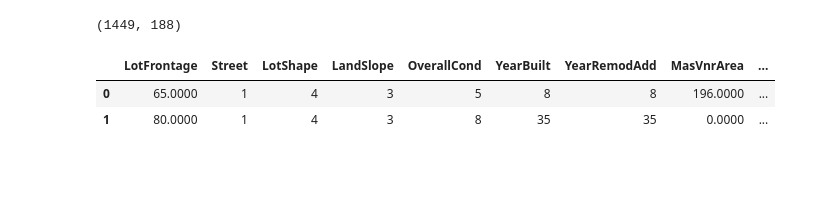
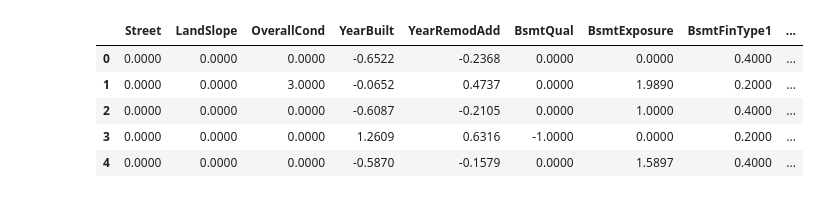
Before and after one commit to malfaroe/House_price_project, a Jupyter notebook: Model_factory_test.ipynb, the cells around one changed output. Saved outputs shown, nothing was run; the diff lists cells and outputs as text; code cells hidden in the pictures; blank space fills up the shorter version.

```diff
--- a/Model_factory_test.ipynb
+++ b/Model_factory_test.ipynb
@@ -105,17 +110,19 @@ pd.options.display.max_rows = 8000
-# %%
-mae_data = data_mae.copy()
-mae_data.shape
-# %% [output]
-(1449, 188)
+# %%
+mae_data = train_mae
+mae_data.drop("index", axis = 1, inplace = True)
+mae_data.head()
+# %% [output]
+|  | Street | LandSlope | OverallCond | YearBuilt | YearRemodAdd | BsmtQual | BsmtExposure | BsmtFinType1 | ... |
+| 0 | 0.0000 | 0.0000 | 0.0000 | -0.6522 | -0.2368 | 0.0000 | 0.0000 | 0.4000 | ... |
+| 1 | 0.0000 | 0.0000 | 3.0000 | -0.0652 | 0.4737 | 0.0000 | 1.9890 | 0.2000 | ... |
+| 2 | 0.0000 | 0.0000 | 0.0000 | -0.6087 | -0.2105 | 0.0000 | 1.0000 | 0.4000 | ... |
+| 3 | 0.0000 | 0.0000 | 0.0000 | 1.2609 | 0.6316 | -1.0000 | 0.0000 | 0.2000 | ... |
+| 4 | 0.0000 | 0.0000 | 0.0000 | -0.5870 | -0.1579 | 0.0000 | 1.5897 | 0.4000 | ... |
 # %%
-len_test = mae_data.shape[0] - mae_data.iloc[:len(y_train), :].shape[0]
-y_test = np.zeros((len_test,1))
-y_test = pd.DataFrame(y_test)
-mae_data["SalePrice"] = pd.concat((y_train, y_test), axis = 0)
+# len_test = mae_data.shape[0] - mae_data.iloc[:len(y_train), :].shape[0]
+# y_test = np.zeros((len_test,1))
+# y_test = pd.DataFrame(y_test)
+# mae_data["SalePrice"] = pd.concat((y_train, y_test), axis = 0)
 
-mae_data.head(2)
+# mae_data.head(2)
-# %% [output]
-|  | LotFrontage | Street | LotShape | LandSlope | OverallCond | YearBuilt | YearRemodAdd | MasVnrArea | ... |
-| 0 | 65.0000 | 1 | 4 | 3 | 5 | 8 | 8 | 196.0000 | ... |
-| 1 | 80.0000 | 1 | 4 | 3 | 8 | 35 | 35 | 0.0000 | ... |
 # %%
```
Also changed, not shown: parts of 18 cells of this notebook, 11 other files.
